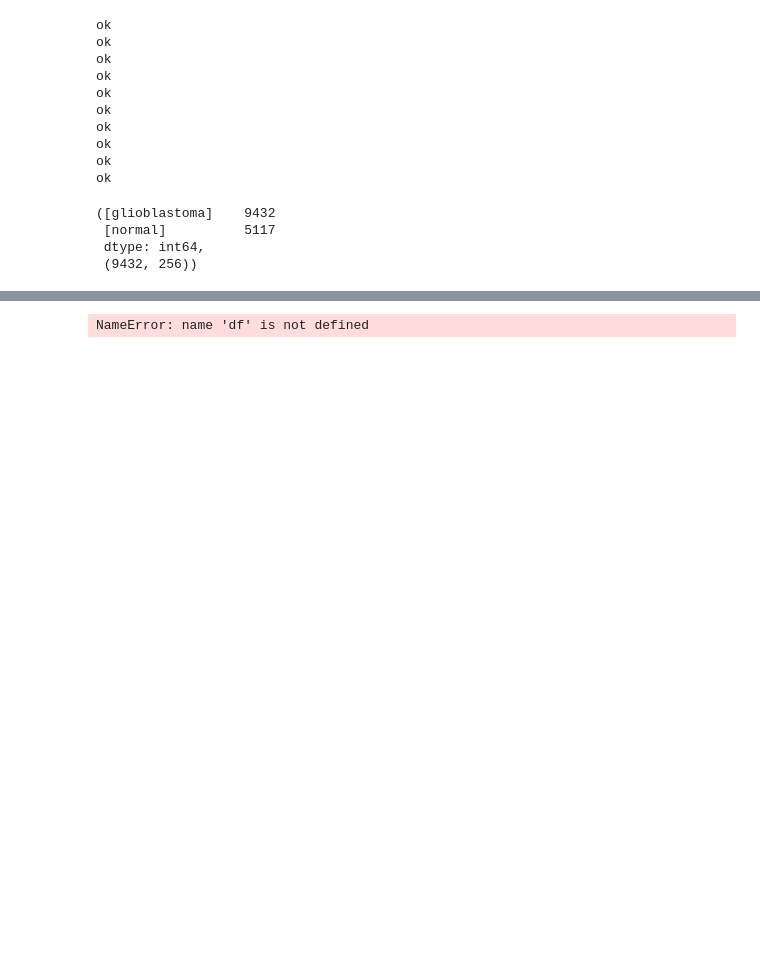
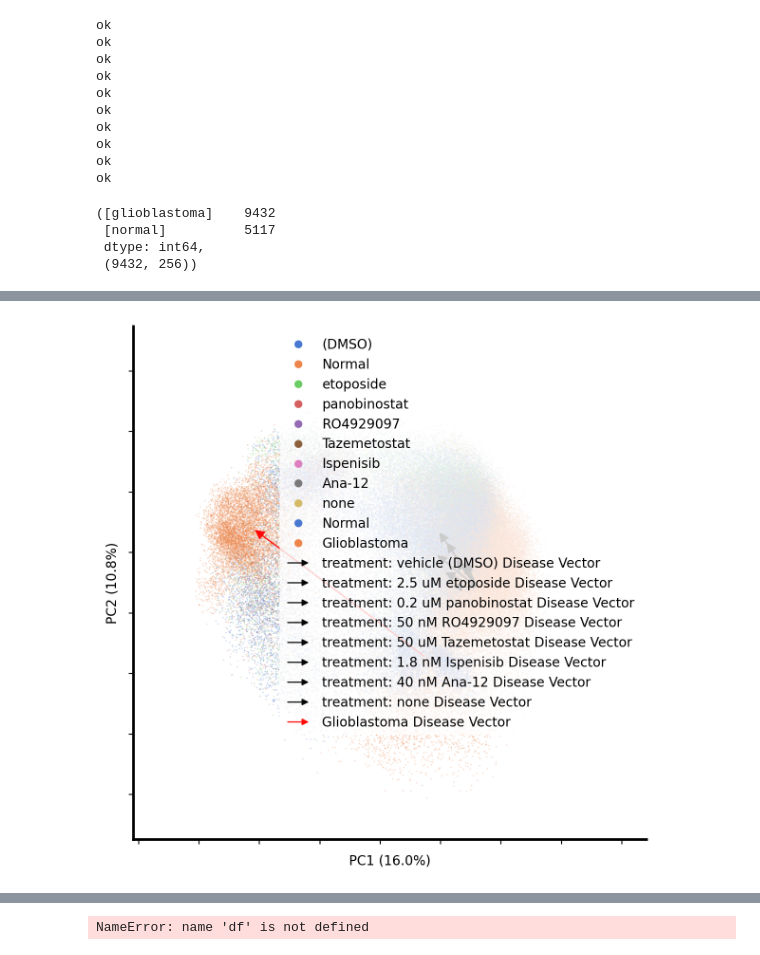
Before and after one commit to absentia-labs/disease-vectors, a Jupyter notebook: analysis/notebooks/glioblastoma_drug_screen.ipynb, the cells around one changed output, grey strips where cells are left out. Cells and saved outputs as stored; diff of their text form; code cells hidden in the pictures; blank space fills up the shorter version.

```diff
--- a/analysis/notebooks/glioblastoma_drug_screen.ipynb
+++ b/analysis/notebooks/glioblastoma_drug_screen.ipynb
@@ -199,0 +360,63 @@ centroid_study[['drug' ,'Disease Vector Position', 'Cosine Similarity of centroi
+# %%
+SAVE = False
+fontsize = 12
+surround_border = 2
+import scanpy as sc, pandas as pd, numpy as np, matplotlib.pyplot as plt, seaborn as sns
+from matplotlib.patches import FancyArrowPatch
+from matplotlib.legend_handler import HandlerPatch
+
+explained_var = proj.explained_variance_ratio_
+fig, ax = plt.subplots(1, 1, figsize=(6,6), dpi=200)
+
+df_g['disease_drug'] = df_g.apply(lambda g: g['drug'].split(' ')[-1] if g['disease']=="[glioblastoma]" else g['disease'][1:-1].title(), axis=1)
+sns.scatterplot(data=df_g, x='x', y='y', hue=df_g['disease_drug'],
+                palette=sns.color_palette('muted', n_colors=10), s=1,
+                alpha=0.3, ax=ax, linewidth=0, zorder=1)
+sns.scatterplot(data=df_cxg, x='x', y='y', hue=df_cxg['disease'],
+                palette=sns.color_palette('muted', n_colors=10), s=1,
+                alpha=0.3, ax=ax, linewidth=0, zorder=1)
+
+normal_emb_g = np.vstack(df_g[df_g['disease']=="[normal]"]['embeddings']).mean(0)
+drug_vectors = {}
+for drug in df_g['drug'].unique():
+    drug_emb = np.vstack(df_g[df_g['drug']==drug]['embeddings']).mean(0)
+    drug_vectors[drug] = drug_emb - normal_emb_g
+
+normal_umap_g = df_g[df_g['disease']=="[normal]"][['x','y']].mean().values
+for drug, v in drug_vectors.items():
+    end = df_g[df_g['drug']==drug][['x','y']].mean().values
+    ax.add_patch(FancyArrowPatch(tuple(normal_umap_g), tuple(end),
+                                 arrowstyle='-|>', mutation_scale=15,
+                                 color='black', linewidth=1, alpha=0.9,
+                                 zorder=3, label=f"{drug.split(' ')[-1].title()} Disease Vector"))
+
+normal_emb_c = np.vstack(df_cxg[df_cxg['disease']=="[normal]"]['embeddings']).mean(0)
+gbm_emb_c = np.vstack(df_cxg[df_cxg['disease']=="[glioblastoma]"]['embeddings']).mean(0)
+normal_umap_c = df_cxg[df_cxg['disease']=="[normal]"][['x','y']].mean().values
+gbm_umap_c = df_cxg[df_cxg['disease']=="[glioblastoma]"][['x','y']].mean().values
+ax.add_patch(FancyArrowPatch(tuple(normal_umap_c), tuple(gbm_umap_c),
+                             arrowstyle='-|>', mutation_scale=15,
+                             color='red', linewidth=1, alpha=0.9,
+                             zorder=3, label="Glioblastoma Disease Vector"))
+
+def make_legend_quiver(legend, orig_handle, xdescent, ydescent, width, height, fontsize):
+    return FancyArrowPatch((0, height*0.5), (width, height*0.5), arrowstyle='-|>', mutation_scale=fontsize, color='black', linewidth=1)
+
+ax.set_xticklabels([]); ax.set_yticklabels([])
+ax.spines[['top','right']].set_linewidth(0)
+ax.spines[['bottom','left']].set_linewidth(2)
+ax.set_xlim(df_g['x'].quantile(.01)-surround_border, df_g['x'].quantile(.99)+surround_border)
+ax.set_ylim(df_g['y'].quantile(.01)-surround_border, df_g['y'].quantile(.99)+surround_border)
+ax.set_xlabel(f'PC1 ({explained_var[0]*100:.1f}%)', fontsize=fontsize-2)
+ax.set_ylabel(f'PC2 ({explained_var[1]*100:.1f}%)', fontsize=fontsize-2)
+
+handles, legend_labels_ = ax.get_legend_handles_labels()
+legend_labels_ = [' '.join([w.capitalize() for w in x[1:-1].split('_')]).replace(' Right Ventricular','') if '[' in x else x for x in legend_labels_]
+legend = ax.legend(handles, legend_labels_, frameon=True, edgecolor='none', framealpha=0.8, fontsize=fontsize-2, handler_map={FancyArrowPatch: HandlerPatch(patch_func=make_legend_quiver)})
+for h in legend.legendHandles:
+    if hasattr(h,"set_markersize"): h.set_markersize(6); h.set_alpha(1)
+
+plt.tight_layout()
+plt.show()
+# %% [output]
+[figure, added]
```
Also changed, not shown: parts of 8 cells of this notebook, 16 other files.
